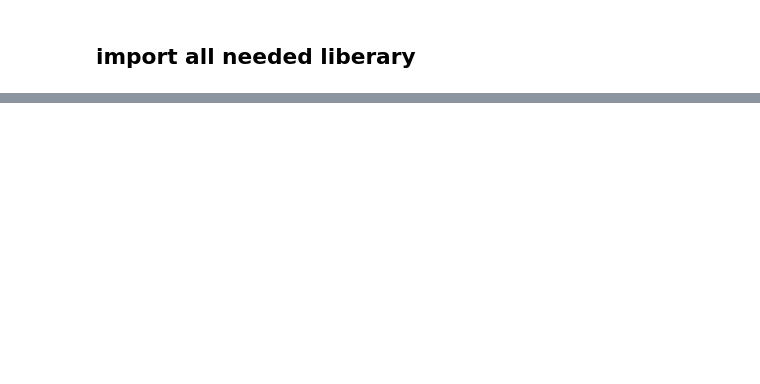
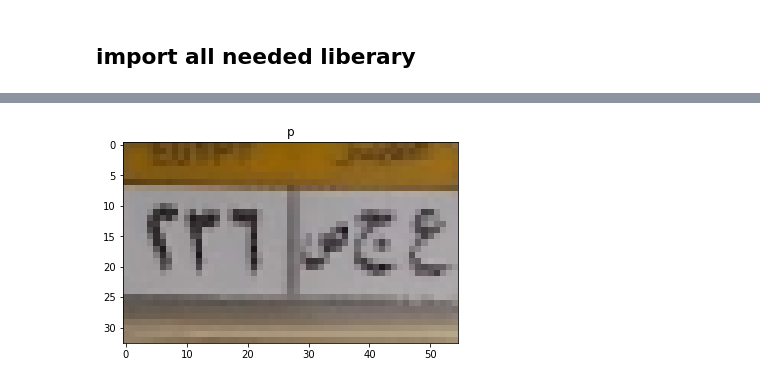
Before and after one commit to Yousif-Ahmed/License-Plate-RecognitionSystem, a Jupyter notebook: model.ipynb, the cells around one changed output, grey strips where cells are left out. Cells and saved outputs as stored; diff of their text form; code cells hidden in the pictures; blank space fills up the shorter version.

Commit message:
get the plate

```diff
--- a/model.ipynb
+++ b/model.ipynb
@@ -118,29 +133,32 @@ def checkChannels(window , w, h):
     return  avg_red_ch >100 and avg_green_ch>100 and avg_blue_ch>80
 # %%
 def plate_criteria(window , w ,h):
-        return  ratioCheck(w,h) and check_channels(window ,w , h)
+        return  ratioCheck(w,h) and checkChannels(window ,w , h)
 # %%
-def plates_re(edge_img , img ):
+def plateRecognition(edge_img , img ):
 
     # getting contours form edge image
     cnts, _ = cv2.findContours(edge_img, cv2.RETR_LIST, cv2.CHAIN_APPROX_SIMPLE)
 
     plates = []
     #looping over the contours to get possible plates
     for i, c in enumerate(cnts):
         x,y,w,h = cv2.boundingRect(c)
         window =img[y:y+h, x:x+w]
 
         #check plate criteria for each contour
         if ( plate_criteria(window , w ,h)  ):
                 plate = img[y-7:y+h+7, x-1:x+w+1]
                 if plate.shape[0] and plate.shape[1] :
                     plates.append(plate)
 
     #writing plate in scannedplates file
     for i, plate in enumerate(plates):
-                cv2.imwrite(f'Scannedplates/Plate{i}.jpg', plate )
+        show_images([plate],"plate")
+        cv2.imwrite(f'Scannedplates/Plate{i}.jpg', plate )
 
     return   plates
 
-plates= edge_img_processing(preprocessed_img , img_data1)
+plates= plateRecognition(preprocessed_img , img_data1)
+# %% [output]
+[figure, added]
```
Also changed, not shown: parts of 7 cells of this notebook, 2 other files.
